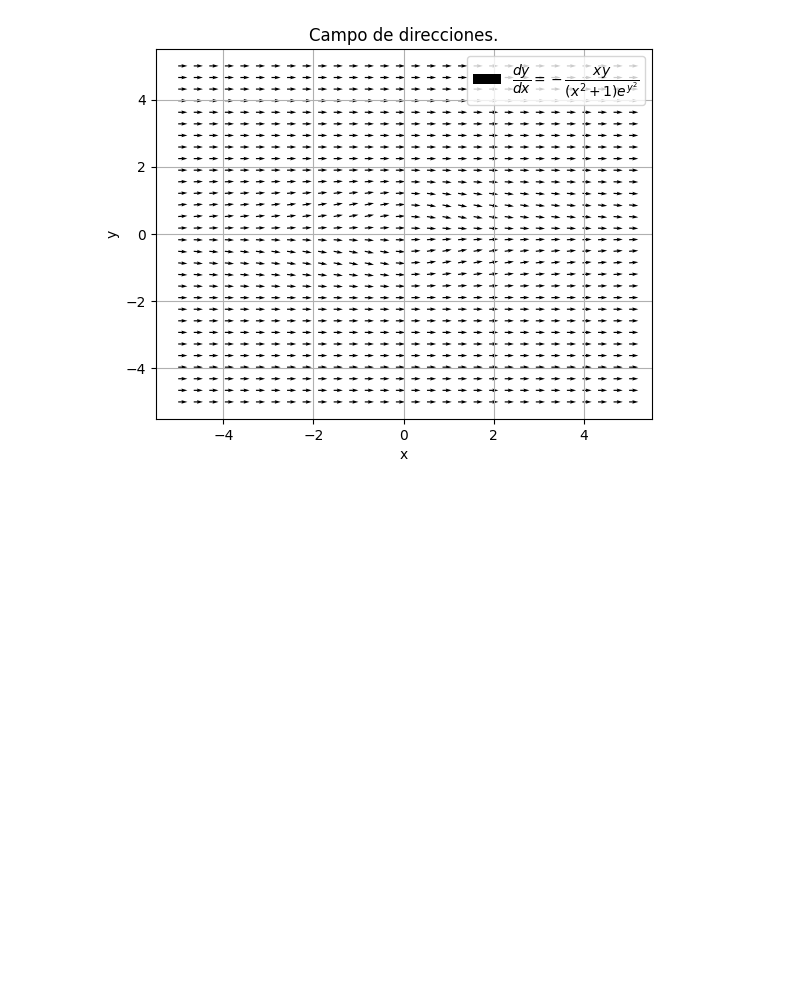
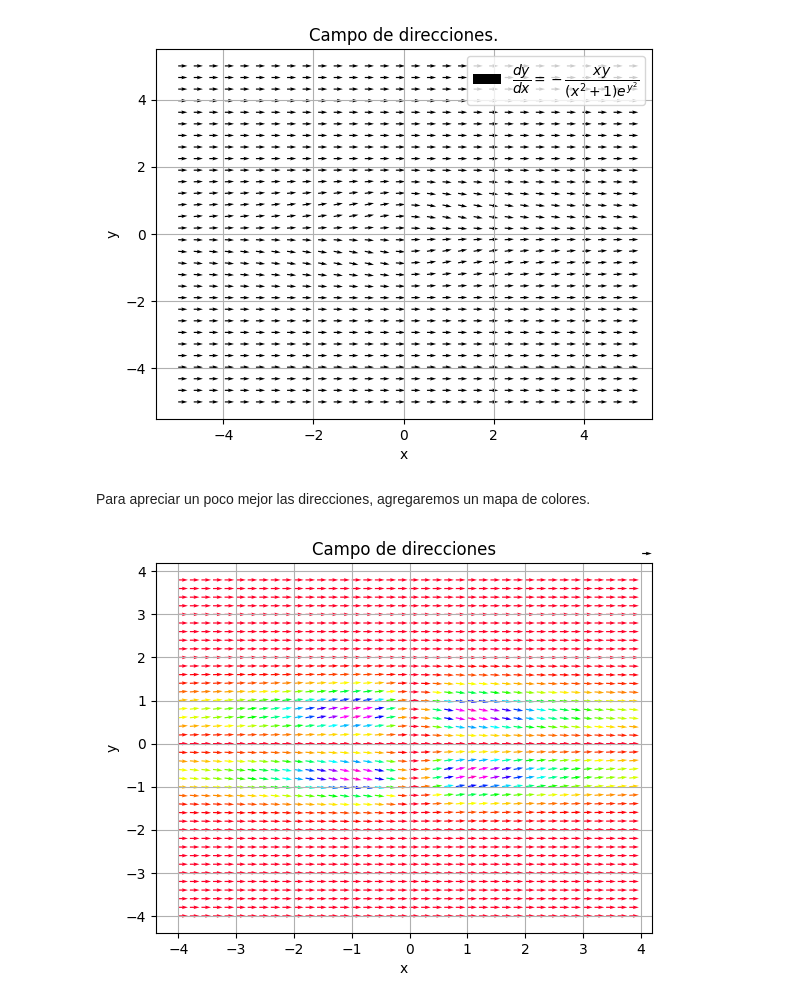
Before and after one commit to AyaxYordi/EDP-1, a Jupyter notebook: Ecuaciones_diferenciales_con_Sympy.ipynb, the cells around one changed output. Drawn from its saved outputs; the diff is of its cells as text; code cells hidden in the pictures; blank space fills up the shorter version.

```diff
--- a/Ecuaciones_diferenciales_con_Sympy.ipynb
+++ b/Ecuaciones_diferenciales_con_Sympy.ipynb
@@ -333,3 +333,27 @@ plt.grid()
 plt.show()
 # %% [output]
 [figure]
+# %% [markdown]
+Para apreciar un poco mejor las direcciones, agregaremos un mapa de colores.
+# %%
+import matplotlib.pyplot as plt
+import numpy as np
+from matplotlib import cm
+
+x,y = np.meshgrid(np.arange(-4, 4, 0.2), np.arange(-4, 4, 0.2))
+U = 1
+V = (-x*y)/((x**2+1)*np.exp(y*y)) # f(x,y)
+
+fig,ax = plt.subplots()
+M = np.hypot(U, V)
+
+Q = ax.quiver(x,y, U, V, M, units='x',scale=6,cmap=cm.gist_rainbow)
+q = ax.quiverkey(Q, 0.9, 0.9, 1,r' ',labelpos='E',coordinates='figure')
+
+plt.title("Campo de direcciones")
+plt.ylabel("y")
+plt.xlabel("x")
+plt.grid()
+plt.show()
+# %% [output]
+[figure, added]
```
